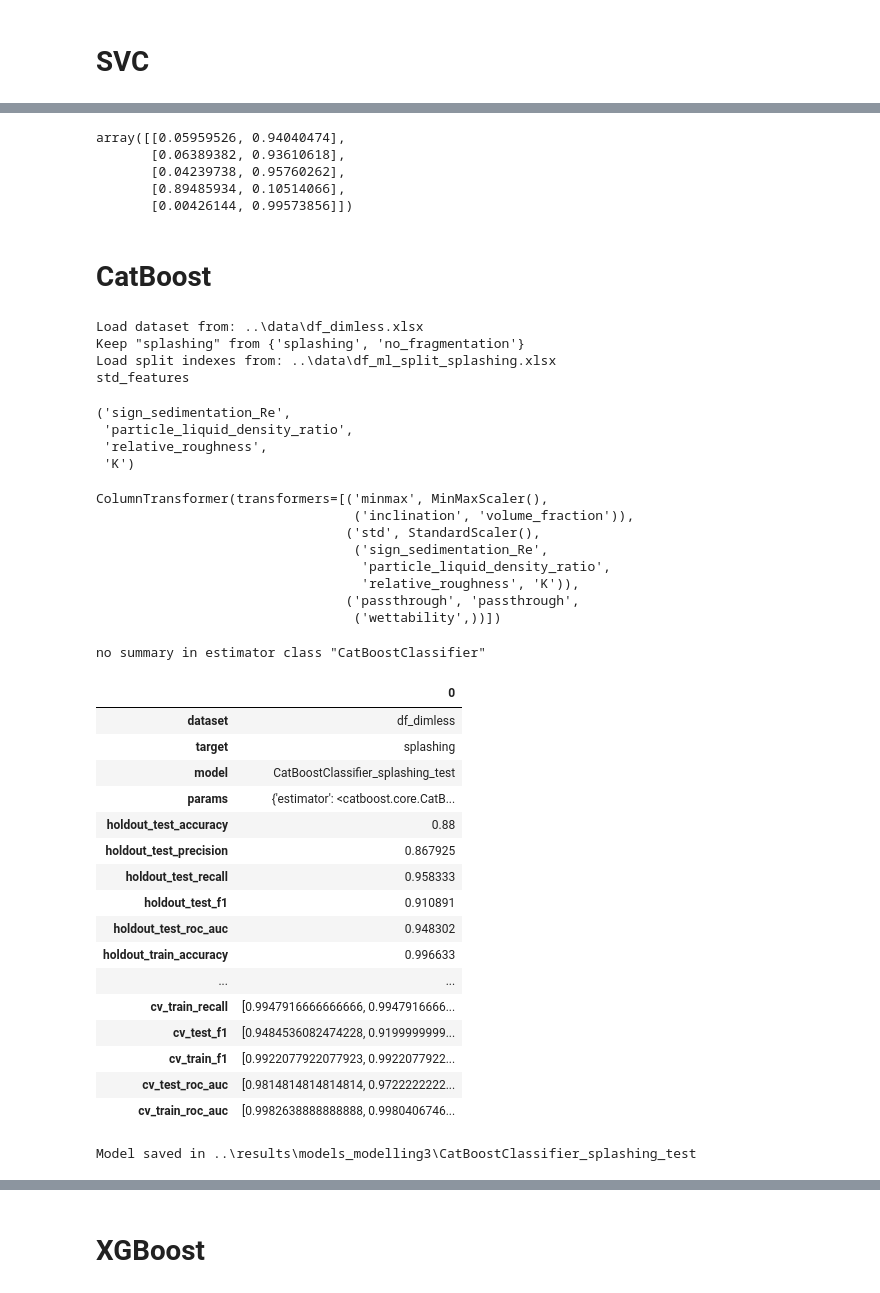
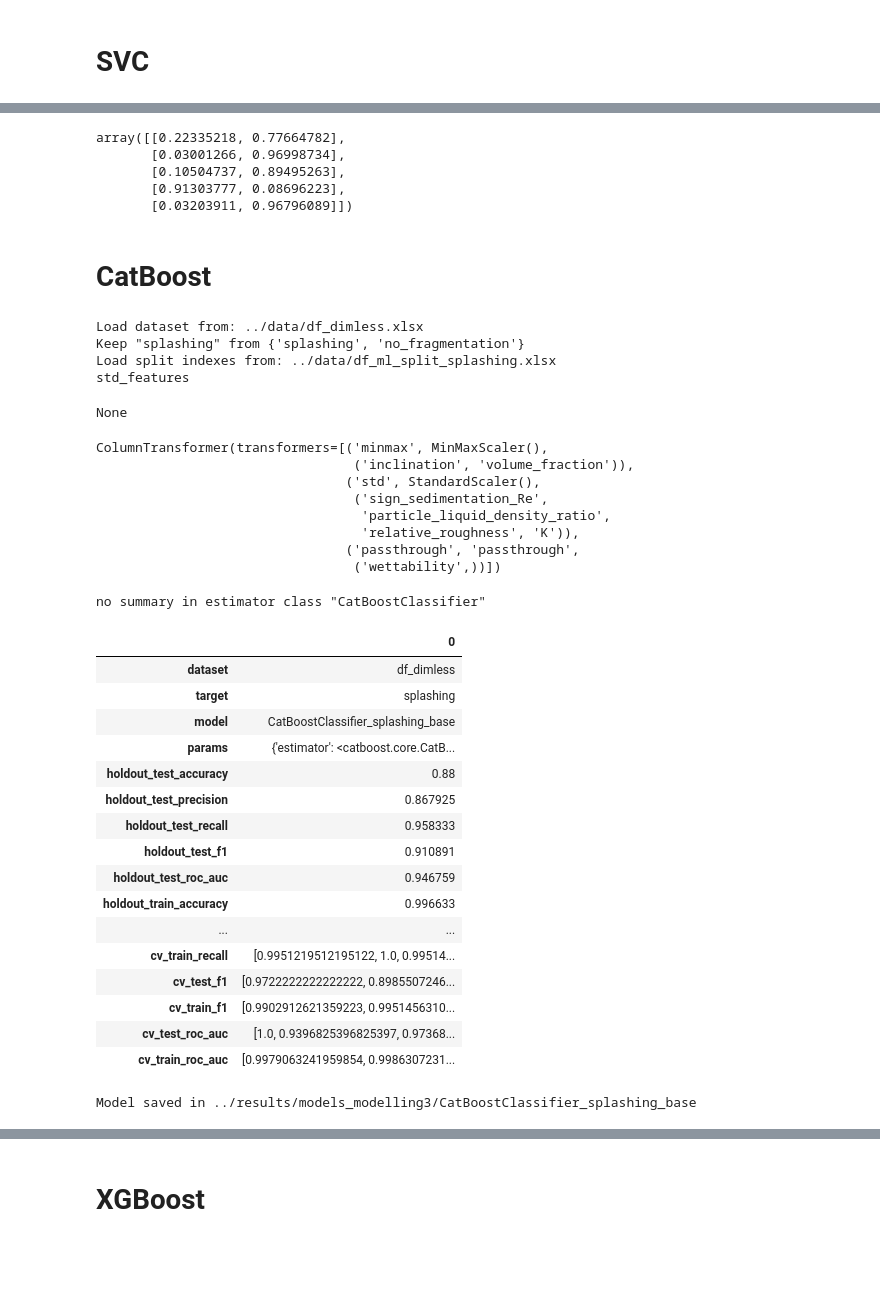
Before and after one commit to mvulf/drop-wall-impact-ml-prediction, a Jupyter notebook: notebooks/modelling_df3_dimless_3.2_nonlogit_models.ipynb, the cells around one changed output, grey strips where cells are left out. Saved outputs shown, nothing was run; the diff lists cells and outputs as text; code cells hidden in the pictures; blank space fills up the shorter version.

```diff
--- a/notebooks/modelling_df3_dimless_mlpipeline_nonlogit_models.ipynb
+++ b/notebooks/modelling_df3_dimless_3.2_nonlogit_models.ipynb
@@ -246,14 +237,14 @@ Model saved in ..\results\models_modelling3\SVC_splashing_test
 # %%
 model = joblib.load(
-    '../results/models_modelling3/SVC_splashing_test')
+    '../results/models_modelling3/SVC_splashing_base')
 model.predict_proba(
     ml_pipe.get_X_y(ml_pipe.test)[0])[:5]
 # %% [output]
-array([[0.05959526, 0.94040474],
-       [0.06389382, 0.93610618],
-       [0.04239738, 0.95760262],
-       [0.89485934, 0.10514066],
-       [0.00426144, 0.99573856]])
+array([[0.22335218, 0.77664782],
+       [0.03001266, 0.96998734],
+       [0.10504737, 0.89495263],
+       [0.91303777, 0.08696223],
+       [0.03203911, 0.96796089]])
 # %% [markdown]
 # CatBoost
 # %%
@@ -265,54 +256,51 @@ ml_pipe = MLPipeline(
     features_to_drop = (
         'Re',
         'We',
         'init_volume_fraction',
         'particle_droplet_diameter_ratio',
         'sedimentation_Re',
         # 'particle_liquid_density_ratio',
         'sedimentation_Stk'
         # 'sign_sedimentation_Re',
         # 'volume_fraction',
         # 'relative_roughness',
         # 'inclination',
         # 'wettability',
-    ), model_postfix='test',)
+    ), model_postfix='base',)
 
 ml_pipe.run()
 # %% [output]
-Load dataset from: ..\data\df_dimless.xlsx
+Load dataset from: ../data/df_dimless.xlsx
 Keep "splashing" from {'splashing', 'no_fragmentation'}
-Load split indexes from: ..\data\df_ml_split_splashing.xlsx
+Load split indexes from: ../data/df_ml_split_splashing.xlsx
 std_features
-('sign_sedimentation_Re',
- 'particle_liquid_density_ratio',
- 'relative_roughness',
- 'K')
+None
 ColumnTransformer(transformers=[('minmax', MinMaxScaler(),
                                  ('inclination', 'volume_fraction')),
                                 ('std', StandardScaler(),
                                  ('sign_sedimentation_Re',
                                   'particle_liquid_density_ratio',
                                   'relative_roughness', 'K')),
                                 ('passthrough', 'passthrough',
                                  ('wettability',))])
 no summary in estimator class "CatBoostClassifier"
 |  | 0 |
 | dataset | df_dimless |
 | target | splashing |
-| model | CatBoostClassifier_splashing_test |
+| model | CatBoostClassifier_splashing_base |
 | params | {'estimator': <catboost.core.CatB... |
 | holdout_test_accuracy | 0.88 |
 | holdout_test_precision | 0.867925 |
 | holdout_test_recall | 0.958333 |
 | holdout_test_f1 | 0.910891 |
-| holdout_test_roc_auc | 0.948302 |
+| holdout_test_roc_auc | 0.946759 |
 | holdout_train_accuracy | 0.996633 |
 | ... | ... |
-| cv_train_recall | [0.9947916666666666, 0.9947916666... |
-| cv_test_f1 | [0.9484536082474228, 0.9199999999... |
-| cv_train_f1 | [0.9922077922077923, 0.9922077922... |
-| cv_test_roc_auc | [0.9814814814814814, 0.9722222222... |
-| cv_train_roc_auc | [0.9982638888888888, 0.9980406746... |
+| cv_train_recall | [0.9951219512195122, 1.0, 0.99514... |
+| cv_test_f1 | [0.9722222222222222, 0.8985507246... |
+| cv_train_f1 | [0.9902912621359223, 0.9951456310... |
+| cv_test_roc_auc | [1.0, 0.9396825396825397, 0.97368... |
+| cv_train_roc_auc | [0.9979063241959854, 0.9986307231... |
-Model saved in ..\results\models_modelling3\CatBoostClassifier_splashing_test
+Model saved in ../results/models_modelling3/CatBoostClassifier_splashing_base
 # %%
 model = joblib.load(
```
Also changed, not shown: parts of 8 cells of this notebook, 19 other files.
